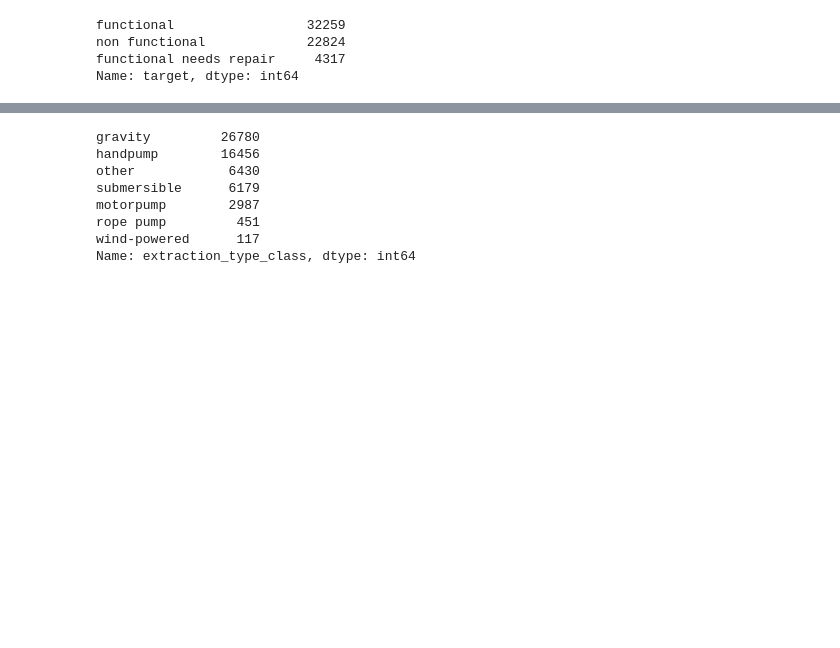
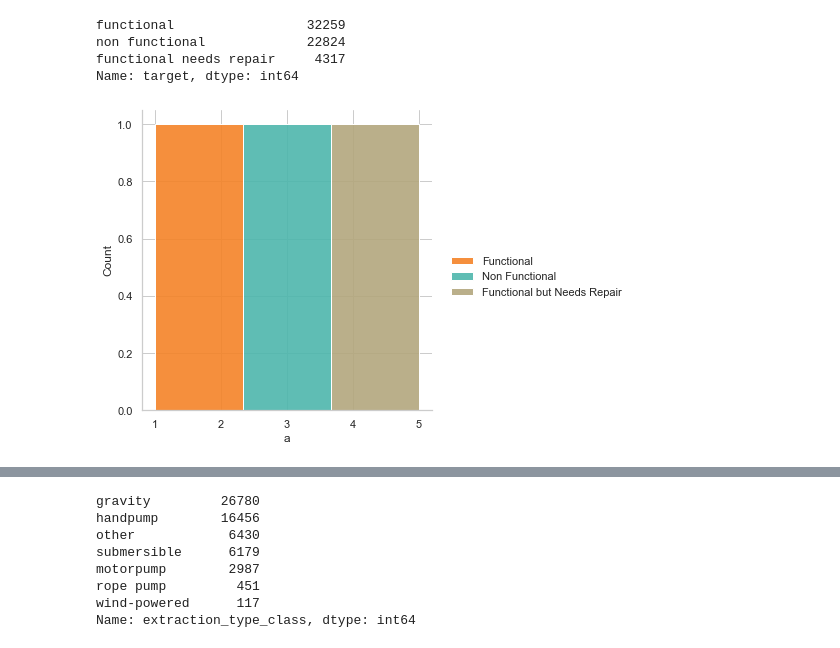
Before and after one commit to awyeh64/Tanzanian_Water_Well_Predictor, a Jupyter notebook: ayeh_eda.ipynb, the cells around one changed output, grey strips where cells are left out. Cells and saved outputs as stored; diff of their text form; code cells hidden in the pictures; blank space fills up the shorter version.

```diff
--- a/ayeh_eda.ipynb
+++ b/ayeh_eda.ipynb
@@ -526,5 +526,15 @@ functional                 32259
 non functional             22824
 functional needs repair     4317
 Name: target, dtype: int64
+# %%
+
+n = [[1,2,'Functional'], [3,4,'Non Functional'], [5,6,'Functional but Needs Repair']]
+
+dn = pd.DataFrame(data = n, columns = ['a','b',''])
+
+sns.displot(data = dn, x = 'a', kind = 'hist', hue = '', palette = ['#f48328', '#4db6ac', '#b3a77d'], height = 5, alpha = 0.9)
+plt.savefig('legend', dpi = 600, bbox_inches = 'tight')
+# %% [output]
+[figure, added]
 # %%
 count = dv[dv.construction_year != 0]
```
Also changed, not shown: parts of 10 cells of this notebook.
